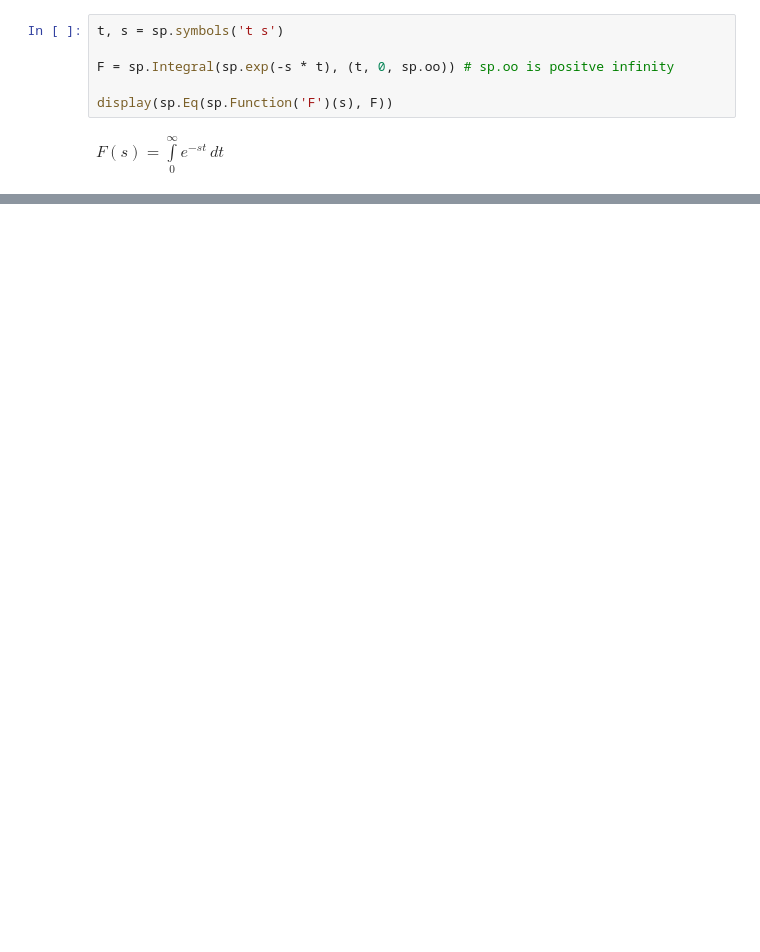
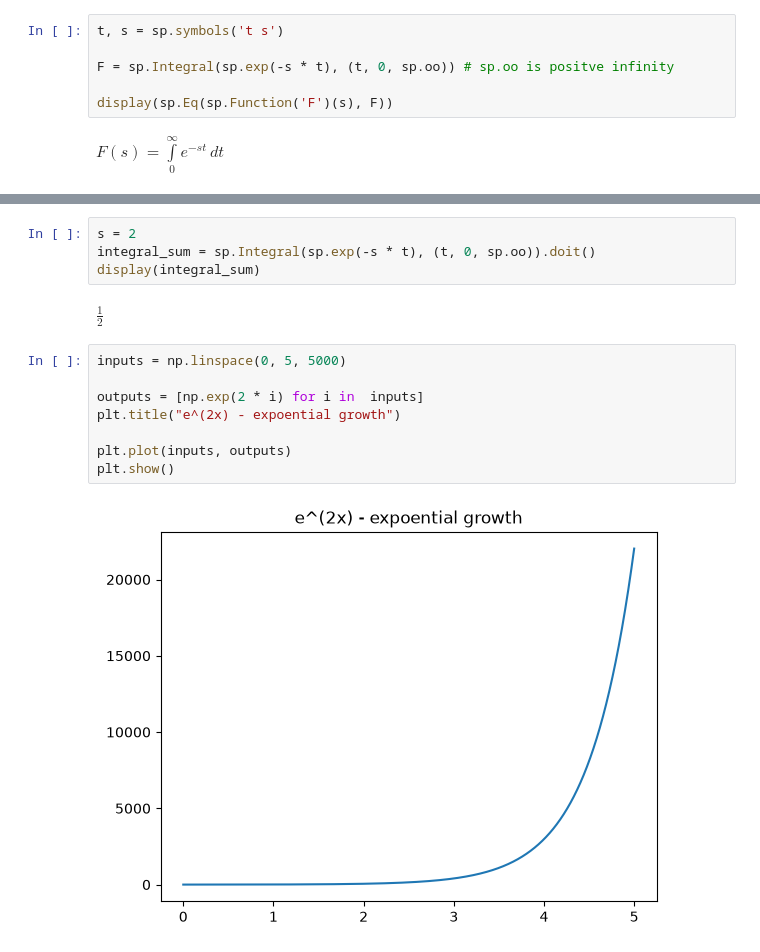
Before and after one commit to Adil-Eminagic/Math-Python, a Jupyter notebook: math_learn/laplance_transforms_2.ipynb, the cells around one changed output, grey strips where cells are left out. Cells and saved outputs as stored; diff of their text form; blank space fills up the shorter version.

```diff
--- a/math_learn/laplance_transforms_2.ipynb
+++ b/math_learn/laplance_transforms_2.ipynb
@@ -41,0 +105,16 @@ $\displaystyle \int\limits_{0}^{\infty} e^{- 1.0 i t}\, dt$
+# %%
+s = 2
+integral_sum = sp.Integral(sp.exp(-s * t), (t, 0, sp.oo)).doit()
+display(integral_sum)
+# %% [output]
+$\displaystyle \frac{1}{2}$
+# %%
+inputs = np.linspace(0, 5, 5000)
+
+outputs = [np.exp(2 * i) for i in  inputs]
+plt.title("e^(2x) - expoential growth")
+
+plt.plot(inputs, outputs)
+plt.show()
+# %% [output]
+[figure, added]
```
Also changed, not shown: parts of 14 cells of this notebook, 2 other files.
